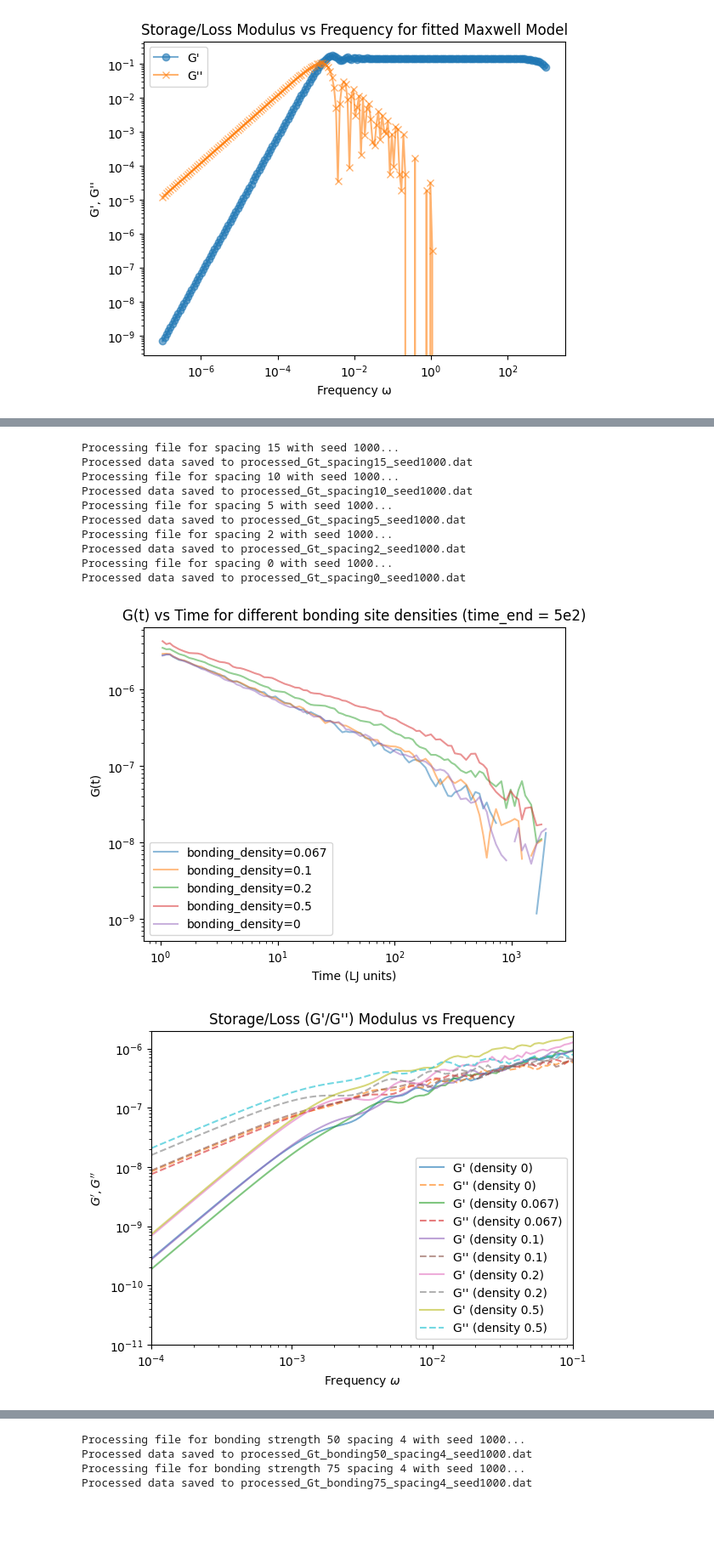
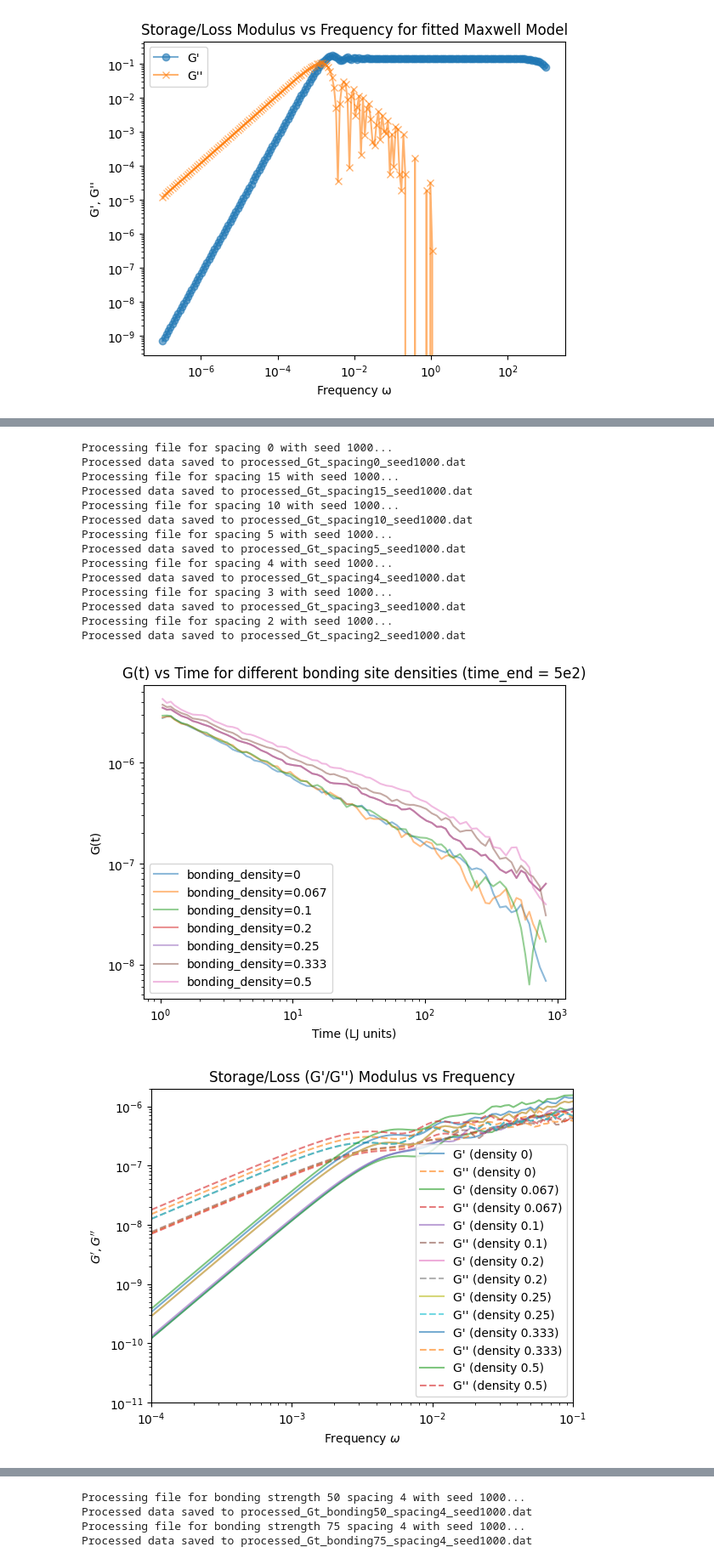
Before and after one commit to anotherbeaver/amine_polymers, a Jupyter notebook: logs/storage_loss_moduli.ipynb, the cells around one changed output, grey strips where cells are left out. Shown at 85% size. Cells and saved outputs as stored; diff of their text form; code cells hidden in the pictures; blank space fills up the shorter version.

```diff
--- a/logs/storage_loss_moduli.ipynb
+++ b/logs/storage_loss_moduli.ipynb
@@ -513,3 +515,5 @@ Comparing the G'/G'' plots with the plots of our actual data
+# %%
+spacing_list = [0, 15, 10, 5, 4, 3, 2]
 # %%
 def plot_Gt_vs_time():
     G_list = []
@@ -557,7 +561,7 @@ import matplotlib.pyplot as plt
 # t_start = -np.inf
 # t_end = np.inf
 t_start = 9e-1
-t_end = 2e3
+t_end = 9e2
 
 plot_Gt_vs_time()
 
@@ -575,17 +579,21 @@ plt.show()
 # plt.title('Averaged C(t) vs Time for different bonding site densities')
 # plt.show()
 # %% [output]
+Processing file for spacing 0 with seed 1000...
+Processed data saved to processed_Gt_spacing0_seed1000.dat
 Processing file for spacing 15 with seed 1000...
 Processed data saved to processed_Gt_spacing15_seed1000.dat
 Processing file for spacing 10 with seed 1000...
 Processed data saved to processed_Gt_spacing10_seed1000.dat
 Processing file for spacing 5 with seed 1000...
 Processed data saved to processed_Gt_spacing5_seed1000.dat
+Processing file for spacing 4 with seed 1000...
+Processed data saved to processed_Gt_spacing4_seed1000.dat
+Processing file for spacing 3 with seed 1000...
+Processed data saved to processed_Gt_spacing3_seed1000.dat
 Processing file for spacing 2 with seed 1000...
 Processed data saved to processed_Gt_spacing2_seed1000.dat
-Processing file for spacing 0 with seed 1000...
-Processed data saved to processed_Gt_spacing0_seed1000.dat
-[figure, old version]
+[figure, new version]
 # %%
 # apply fourier integral to each G(t) in G_list
 storage_moduli = []
@@ -594,7 +602,7 @@ n = 100
 omega = np.logspace(-4, -1, n)
 
 
-for i in [0, 15, 10, 5, 2]:
+for i in spacing_list:
     for seed in [1000]:
         try:
             file = f"processed_Gt_spacing{i}_seed{seed}.dat"
@@ -610,34 +618,34 @@ for i in [0, 15, 10, 5, 2]:
             mask = ~np.isnan(G_t)
             time = time[mask]
             G_t = G_t[mask]
 
             # zero pad G_t and time to next power of 2
             # N = len(G_t)
             # N_pad = 2**int(np.ceil(np.log2(N)))
             # G_t = np.pad(G_t, (0, N_pad - N), 'constant', constant_values=(0, 0))
             # time = np.pad(time, (0, N_pad - N), 'constant', constant_values=(0, time[-1] + (time[1]-time[0]) * np.arange(1, N_pad - N + 1)))
 
         except FileNotFoundError:
             print(f"File for spacing {i} seed {seed} not found. Skipping.")
             continue
 
         F, Gp, Gpp = fourier_integral_moduli(time, G_t, omega)
         # print(len(omega), len(Gp), len(Gpp))
         # print(Gp)
         # storage_moduli.append(Gp)
         # loss_moduli.append(Gpp)
         plt.loglog(omega, Gp, linestyle='-', alpha=0.6, label=f"G' (density {bonding_density})")
         plt.loglog(omega, Gpp, linestyle='--', alpha=0.6, label=f"G'' (density {bonding_density})")
         plt.xlabel(r'Frequency $\omega$')
         plt.ylabel("$G', G''$")
         plt.xlim([1e-4, 1e-1])
         plt.ylim([1e-11, 2e-6])
         plt.title("Storage/Loss (G'/G'') Modulus vs Frequency")
         plt.legend()
 
 plt.show()
 # %% [output]
-[figure, old version]
+[figure, new version]
 # %%
 def plot_storage_moduli():
 
```
Also changed, not shown: parts of 7 cells of this notebook, 1 other file.
